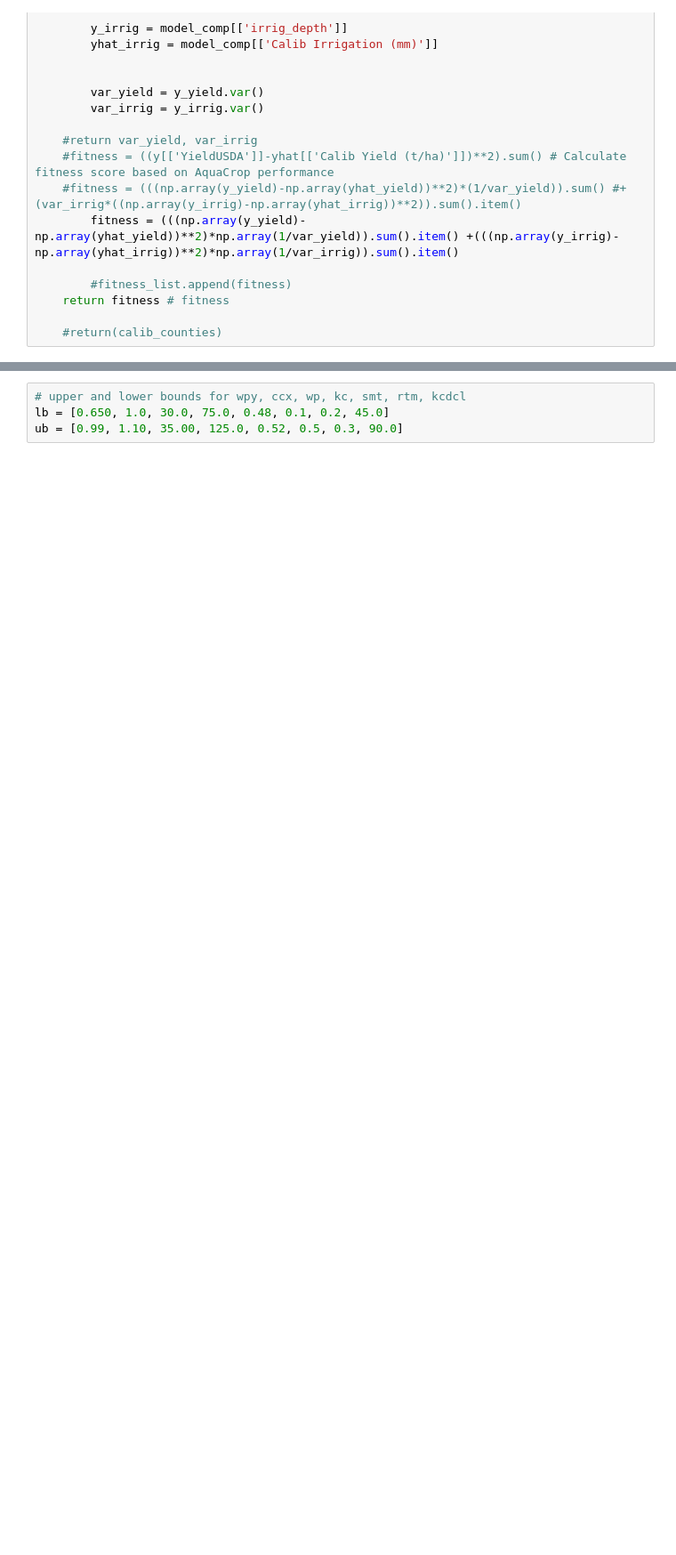
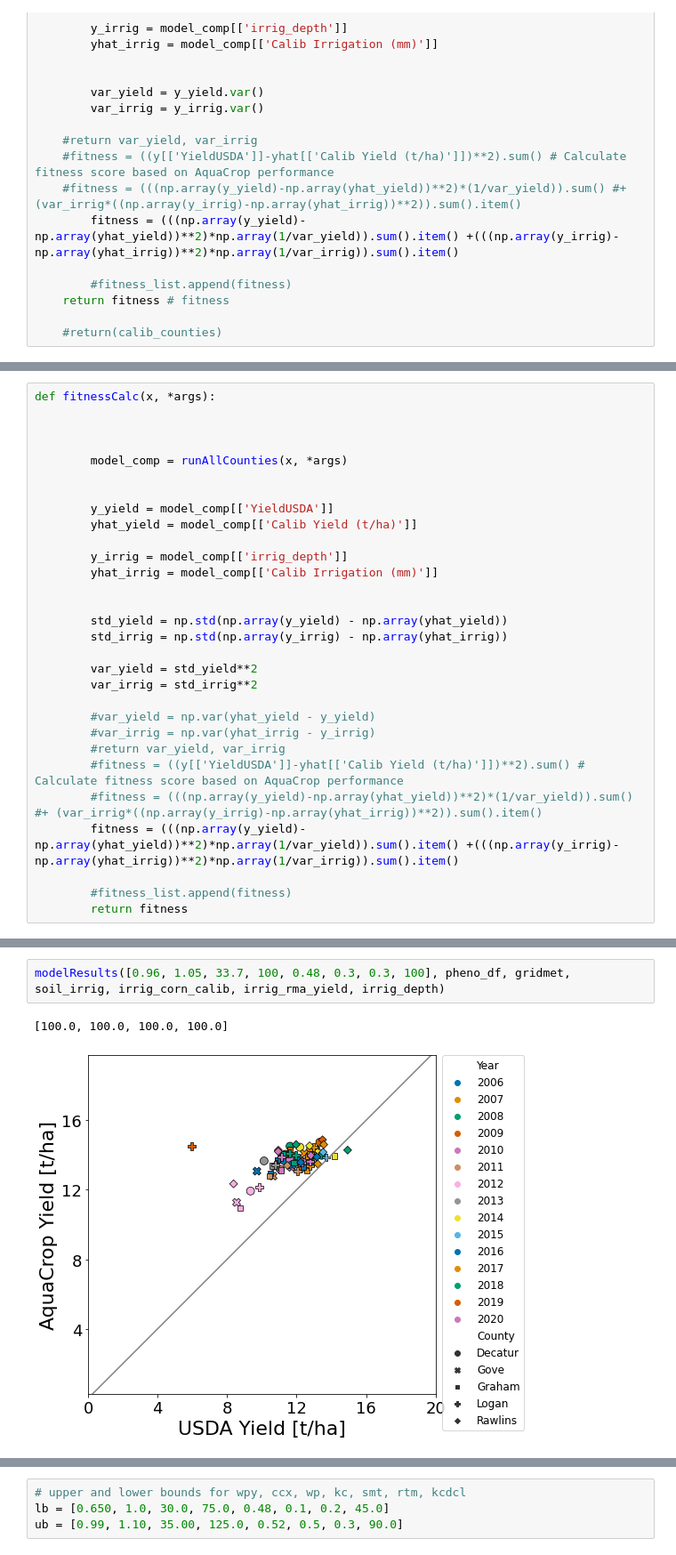
Before and after one commit to wndlovu/EGGS-Aquacrop, a Jupyter notebook: data_analysis_county/corn_calibration.ipynb, the cells around one changed output, grey strips where cells are left out. Shown: that part at 89% size. Saved outputs shown, nothing was run; the diff lists cells and outputs as text; blank space fills up the shorter version.

```diff
--- a/data_analysis_county/corn_calibration.ipynb
+++ b/data_analysis_county/corn_calibration.ipynb
@@ -724,0 +1139,30 @@ def objFun(x):
+# %%
+def fitnessCalc(x, *args):
+
+
+
+        model_comp = runAllCounties(x, *args)
+
+
+        y_yield = model_comp[['YieldUSDA']]
+        yhat_yield = model_comp[['Calib Yield (t/ha)']]
+
+        y_irrig = model_comp[['irrig_depth']]
+        yhat_irrig = model_comp[['Calib Irrigation (mm)']]
+
+
+        std_yield = np.std(np.array(y_yield) - np.array(yhat_yield))
+        std_irrig = np.std(np.array(y_irrig) - np.array(yhat_irrig))
+
+        var_yield = std_yield**2
+        var_irrig = std_irrig**2
+
+        #var_yield = np.var(yhat_yield - y_yield)
+        #var_irrig = np.var(yhat_irrig - y_irrig)
+        #return var_yield, var_irrig
+        #fitness = ((y[['YieldUSDA']]-yhat[['Calib Yield (t/ha)']])**2).sum() # Calculate fitness score based on AquaCrop performance
+        #fitness = (((np.array(y_yield)-np.array(yhat_yield))**2)*(1/var_yield)).sum() #+ (var_irrig*((np.array(y_irrig)-np.array(yhat_irrig))**2)).sum().item()
+        fitness = (((np.array(y_yield)-np.array(yhat_yield))**2)*np.array(1/var_yield)).sum().item() +(((np.array(y_irrig)-np.array(yhat_irrig))**2)*np.array(1/var_irrig)).sum().item()
+
+        #fitness_list.append(fitness)
+        return fitness
@@ -724,0 +1271,5 @@ def objFun(x):
+# %%
+modelResults([0.96, 1.05, 33.7, 100, 0.48, 0.3, 0.3, 100], pheno_df, gridmet, soil_irrig, irrig_corn_calib, irrig_rma_yield, irrig_depth)
+# %% [output]
+[100.0, 100.0, 100.0, 100.0]
+[figure, added]
```
Also changed, not shown: parts of 67 cells of this notebook, 2 other files.
